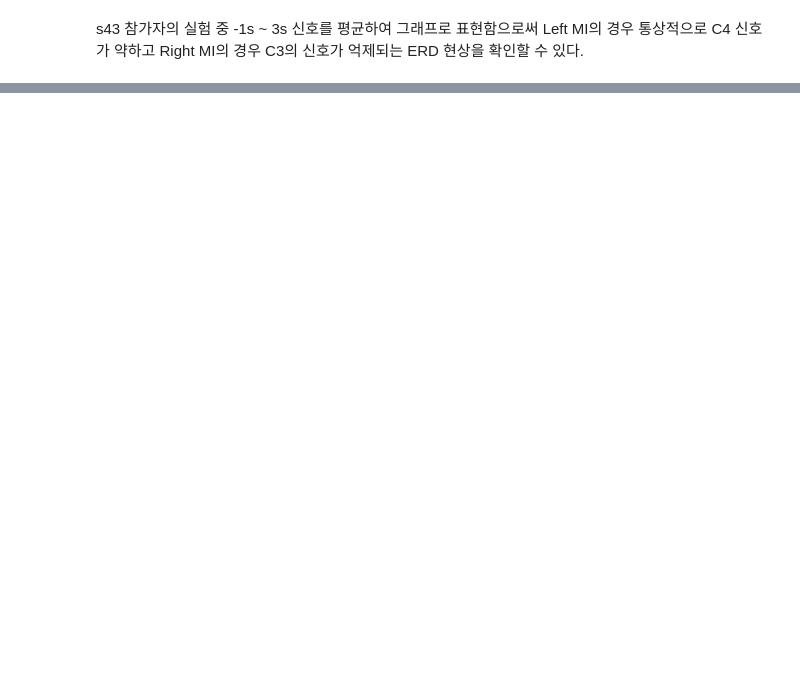
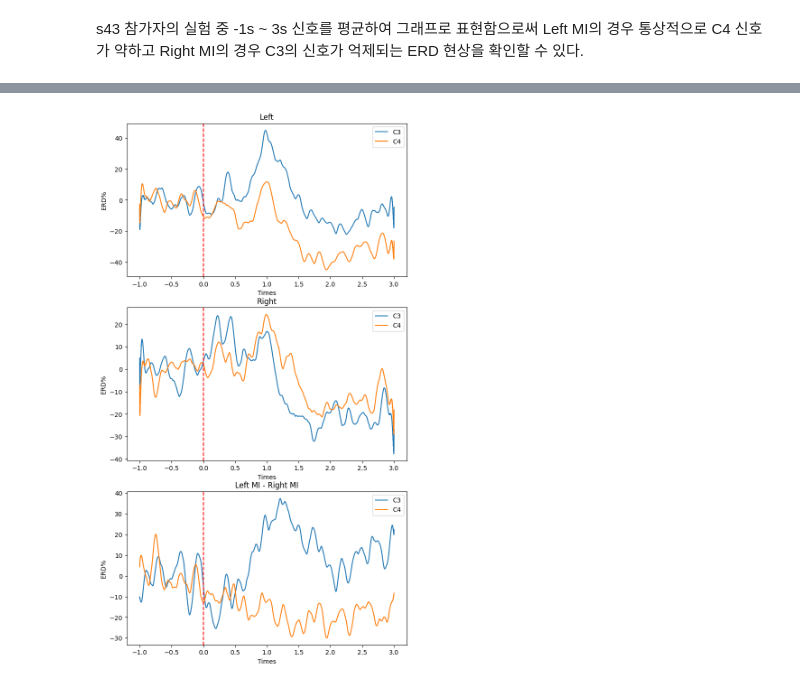
Before and after one commit to logiggi/MNE_tutorials, a Jupyter notebook: ERD of single subject.ipynb, the cells around one changed output, grey strips where cells are left out. Drawn from its saved outputs; the diff is of its cells as text; code cells hidden in the pictures; blank space fills up the shorter version.

```diff
--- a/ERD of single subject.ipynb
+++ b/ERD of single subject.ipynb
@@ -331,0 +381,49 @@ s43 참가자의 실험 중 -1s ~ 3s 신호를 평균하여 그래프로 표현
+# %%
+for i in range(0, len(epochs[LEFT])):
+    epochs[LEFT][i].apply_hilbert()
+    epochs[RIGHT][i].apply_hilbert()
+
+ld = []
+rd = []
+for i in range(0, len(epochs[LEFT])):
+    ld.append(epochs[LEFT][i].get_data()[0])
+    rd.append(epochs[RIGHT][i].get_data()[0])
+data = [ld, rd]
+# %%
+data = [np.abs(data[LEFT]), np.abs(data[RIGHT])]
+
+data = [np.mean(data[LEFT], axis=0), np.mean(data[RIGHT], axis=0)]
+
+R = [np.mean(data[LEFT][:, 0:513], axis=1).reshape(2,1), np.mean(data[RIGHT][:, 0:513], axis=1).reshape(2,1)]
+ERD = [(data[LEFT] - R[LEFT]) / R[LEFT] * 100, (data[RIGHT] - R[RIGHT]) / R[RIGHT] * 100]
+# %%
+# 예시 데이터 plot
+fig, axes = plt.subplots(nrows=3, ncols=1, figsize=(8, 15))
+
+axes[0].plot((np.arange(len(ERD[LEFT][C3])) - 512) / 512, ERD[LEFT][C3], label='C3')
+axes[0].plot((np.arange(len(ERD[LEFT][C4])) - 512) / 512, ERD[LEFT][C4], label='C4')
+axes[0].set_title("Left")
+axes[0].set_xlabel("Times")
+axes[0].set_ylabel("ERD%")
+axes[0].legend()
+
+axes[1].plot((np.arange(len(ERD[RIGHT][C3])) - 512) / 512, ERD[RIGHT][C3], label='C3')
+axes[1].plot((np.arange(len(ERD[RIGHT][C4])) - 512) / 512, ERD[RIGHT][C4], label='C4')
+axes[1].set_title("Right")
+axes[1].set_xlabel("Times")
+axes[1].set_ylabel("ERD%")
+axes[1].legend()
+
+axes[2].plot((np.arange(len(ERD[RIGHT][C3])) - 512) / 512, ERD[LEFT][C3] - ERD[RIGHT][C3], label='C3')
+axes[2].plot((np.arange(len(ERD[RIGHT][C3])) - 512) / 512, ERD[LEFT][C4] - ERD[RIGHT][C4], label='C4')
+axes[2].set_title("Left MI - Right MI")
+axes[2].set_xlabel("Times")
+axes[2].set_ylabel("ERD%")
+axes[2].legend()
+
+for ax in axes:
+    ax.axvline(x=0, color='red', linestyle='--')
+
+plt.show()
+# %% [output]
+[figure, added]
```
Also changed, not shown: parts of 16 cells of this notebook, 3 other files.
